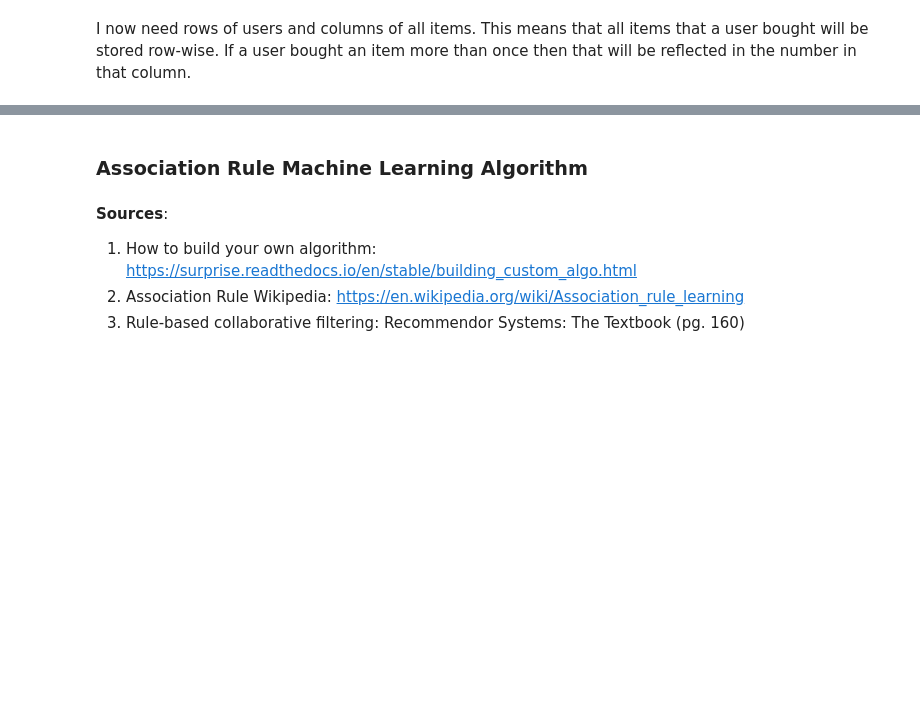
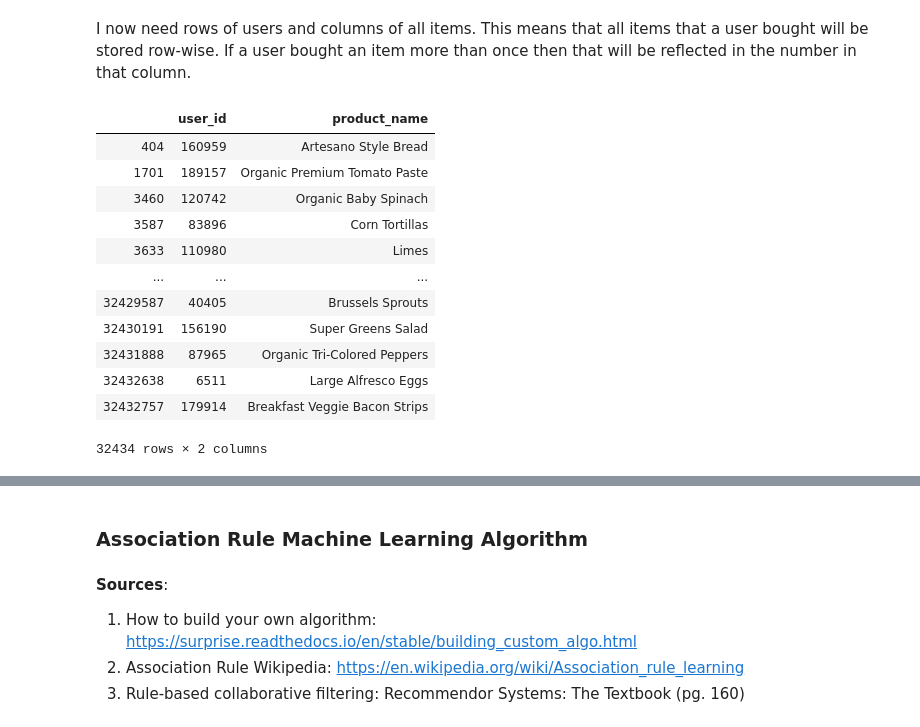
Before and after one commit to mberrien-fitzsimons/recipe_recommendation_system, a Jupyter notebook: notebooks/03_analysis/20190904-mlb-instacart-cart-recommendations.ipynb, the cells around one changed output, grey strips where cells are left out. Cells and saved outputs as stored; diff of their text form; code cells hidden in the pictures; blank space fills up the shorter version.

```diff
--- a/notebooks/03_analysis/20190904-mlb-instacart-cart-recommendations.ipynb
+++ b/notebooks/03_analysis/20190904-mlb-instacart-cart-recommendations.ipynb
@@ -254,3 +254,19 @@ baskets_food_samp
 I now need rows of users and columns of all items. This means that all items that a user bought will be stored row-wise. If a user bought an item more than once then that will be reflected in the number in that column.
 # %%
 baskets_food_samp.drop(columns=['order_id'], inplace=True)
+# %%
+baskets_food_samp
+# %% [output]
+|  | user_id | product_name |
+| 404 | 160959 | Artesano Style Bread |
+| 1701 | 189157 | Organic Premium Tomato Paste |
+| 3460 | 120742 | Organic Baby Spinach |
+| 3587 | 83896 | Corn Tortillas |
+| 3633 | 110980 | Limes |
+| ... | ... | ... |
+| 32429587 | 40405 | Brussels Sprouts |
+| 32430191 | 156190 | Super Greens Salad |
+| 32431888 | 87965 | Organic Tri-Colored Peppers |
+| 32432638 | 6511 | Large Alfresco Eggs |
+| 32432757 | 179914 | Breakfast Veggie Bacon Strips |
+32434 rows × 2 columns
```
Also changed, not shown: parts of 18 cells of this notebook.
